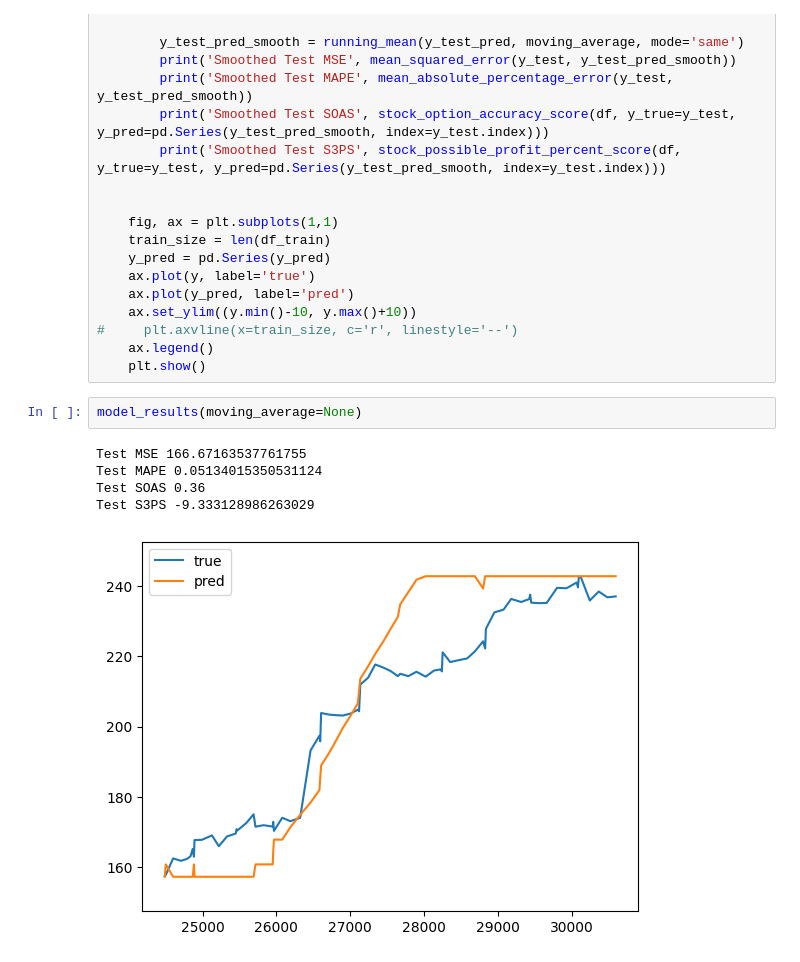
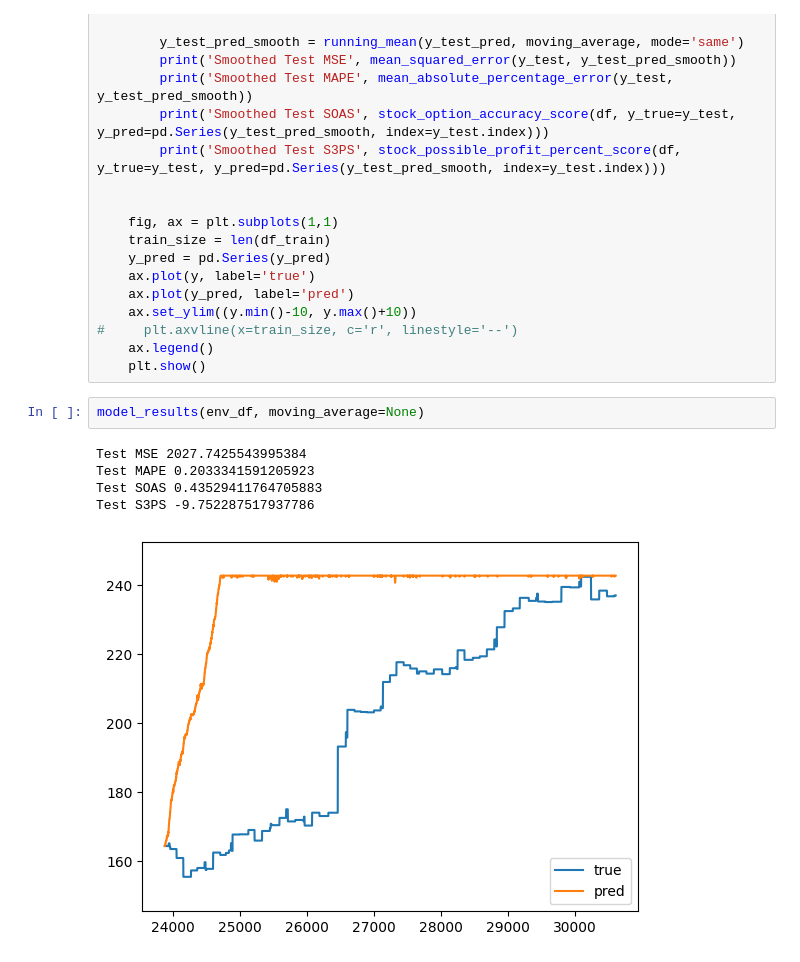
Before and after one commit to irusland/stonks, a Jupyter notebook: notebooks/stock-gym.ipynb, the cells around one changed output. Drawn from its saved outputs; the diff is of its cells as text.

Commit message:
report results

```diff
--- a/notebooks/stock-gym.ipynb
+++ b/notebooks/stock-gym.ipynb
@@ -699,11 +699,11 @@ def model_results(moving_average=None):
 #     plt.axvline(x=train_size, c='r', linestyle='--')
     ax.legend()
     plt.show()
-# %%
-model_results(moving_average=None)
-# %% [output]
-Test MSE 166.67163537761755
-Test MAPE 0.05134015350531124
-Test SOAS 0.36
-Test S3PS -9.333128986263029
-[figure, removed]
+# %%
+model_results(env_df, moving_average=None)
+# %% [output]
+Test MSE 2027.7425543995384
+Test MAPE 0.2033341591205923
+Test SOAS 0.43529411764705883
+Test S3PS -9.752287517937786
+[figure, added]
```
Also changed, not shown: 1 other file.
